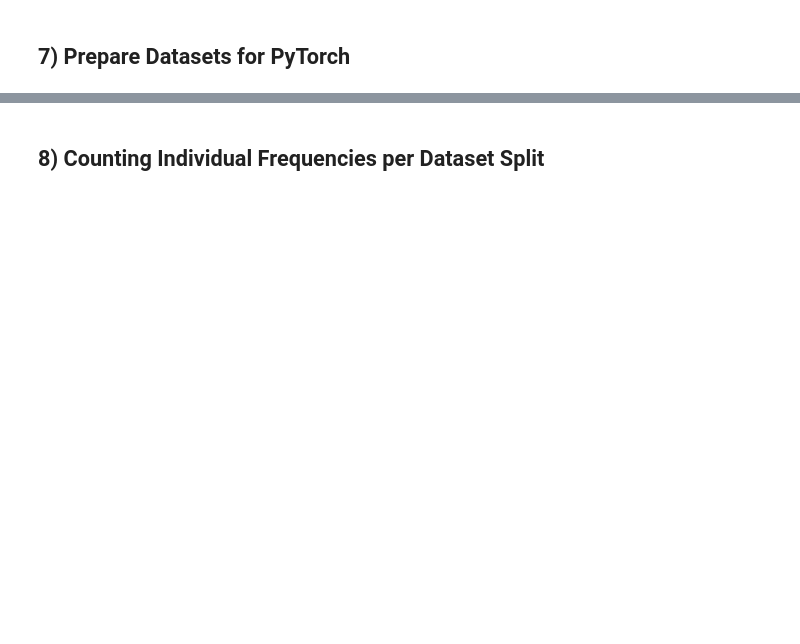
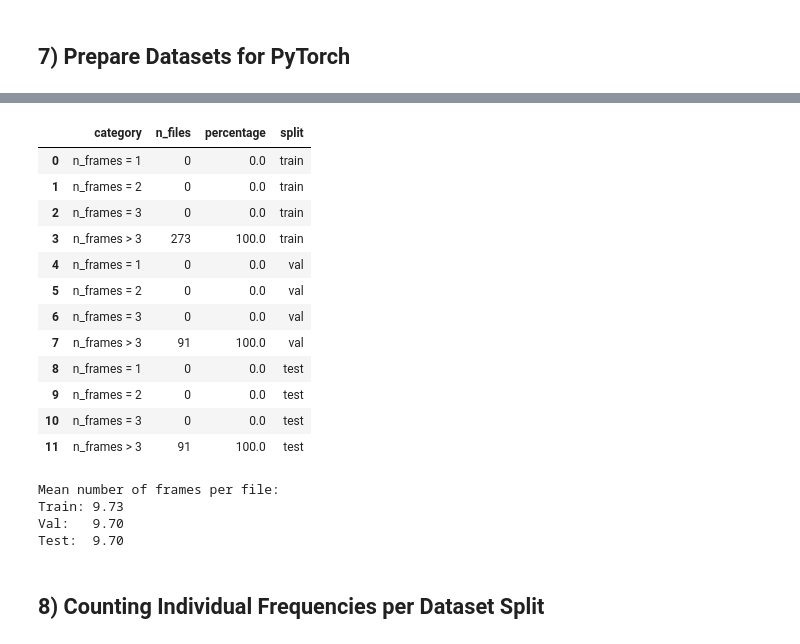
Before and after one commit to jongalon/embedding-to-individual-id, a Jupyter notebook: Notebooks/Template_LSTM_birdnet.ipynb, the cells around one changed output, grey strips where cells are left out. Cells and saved outputs as stored; diff of their text form; code cells hidden in the pictures; blank space fills up the shorter version.

```diff
--- a/Notebooks/Template_LSTM_birdnet.ipynb
+++ b/Notebooks/Template_LSTM_birdnet.ipynb
@@ -501,3 +568,34 @@ Test size: 357
+# %%
+all_seq_summary = pd.concat(
+    [train_seq_summary, val_seq_summary, test_seq_summary],
+    ignore_index=True
+)
+
+display(all_seq_summary)
+# %% [output]
+|  | category | n_files | percentage | split |
+| 0 | n_frames = 1 | 0 | 0.0 | train |
+| 1 | n_frames = 2 | 0 | 0.0 | train |
+| 2 | n_frames = 3 | 0 | 0.0 | train |
+| 3 | n_frames > 3 | 273 | 100.0 | train |
+| 4 | n_frames = 1 | 0 | 0.0 | val |
+| 5 | n_frames = 2 | 0 | 0.0 | val |
+| 6 | n_frames = 3 | 0 | 0.0 | val |
+| 7 | n_frames > 3 | 91 | 100.0 | val |
+| 8 | n_frames = 1 | 0 | 0.0 | test |
+| 9 | n_frames = 2 | 0 | 0.0 | test |
+| 10 | n_frames = 3 | 0 | 0.0 | test |
+| 11 | n_frames > 3 | 91 | 100.0 | test |
+# %%
+print("\nMean number of frames per file:")
+print(f"Train: {train_seq_df['n_frames'].mean():.2f}")
+print(f"Val:   {val_seq_df['n_frames'].mean():.2f}")
+print(f"Test:  {test_seq_df['n_frames'].mean():.2f}")
+# %% [output]
+Mean number of frames per file:
+Train: 9.73
+Val:   9.70
+Test:  9.70
 # %% [markdown]
 ## 8) Counting Individual Frequencies per Dataset Split
 # %%
```
Also changed, not shown: parts of 17 cells of this notebook, 6 other files.
